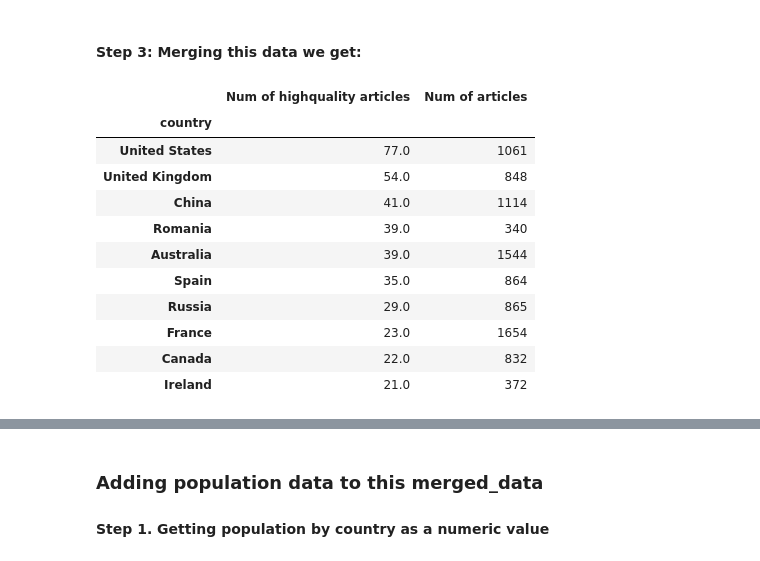
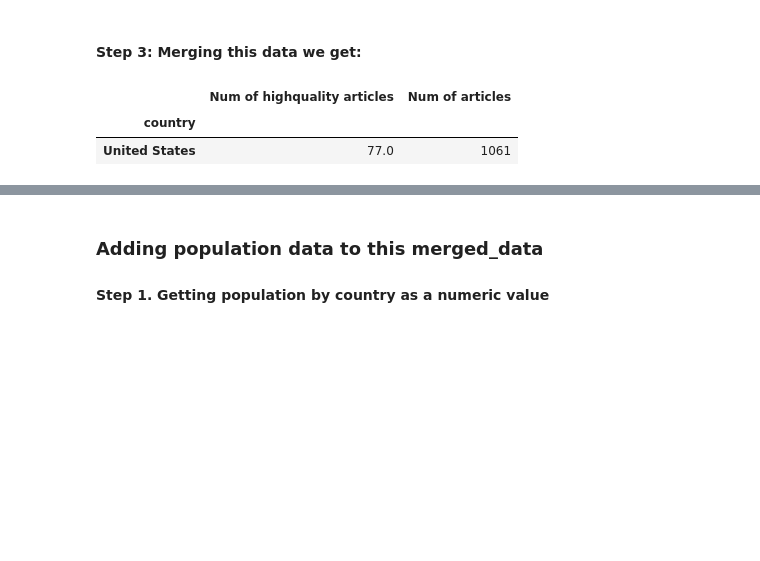
Before and after one commit to apoorva-sh/data-512-a2, a Jupyter notebook: hcds-a2-bias.ipynb, the cells around one changed output, grey strips where cells are left out. Saved outputs shown, nothing was run; the diff lists cells and outputs as text; code cells hidden in the pictures; blank space fills up the shorter version.

```diff
--- a/hcds-a2-bias.ipynb
+++ b/hcds-a2-bias.ipynb
@@ -640,17 +460,8 @@ allquality_df.head(10)
 # %%
 merged_data = pd.merge(highquality_df,allquality_df,on="country",how="outer")
 # %%
-merged_data.head(10)
+merged_data.head(1)
 # %% [output]
 |  | Num of highquality articles | Num of articles |
 | country |  |  |
 | United States | 77.0 | 1061 |
-| United Kingdom | 54.0 | 848 |
-| China | 41.0 | 1114 |
-| Romania | 39.0 | 340 |
-| Australia | 39.0 | 1544 |
-| Spain | 35.0 | 864 |
-| Russia | 29.0 | 865 |
-| France | 23.0 | 1654 |
-| Canada | 22.0 | 832 |
-| Ireland | 21.0 | 372 |
```
Also changed, not shown: parts of 50 cells of this notebook.
